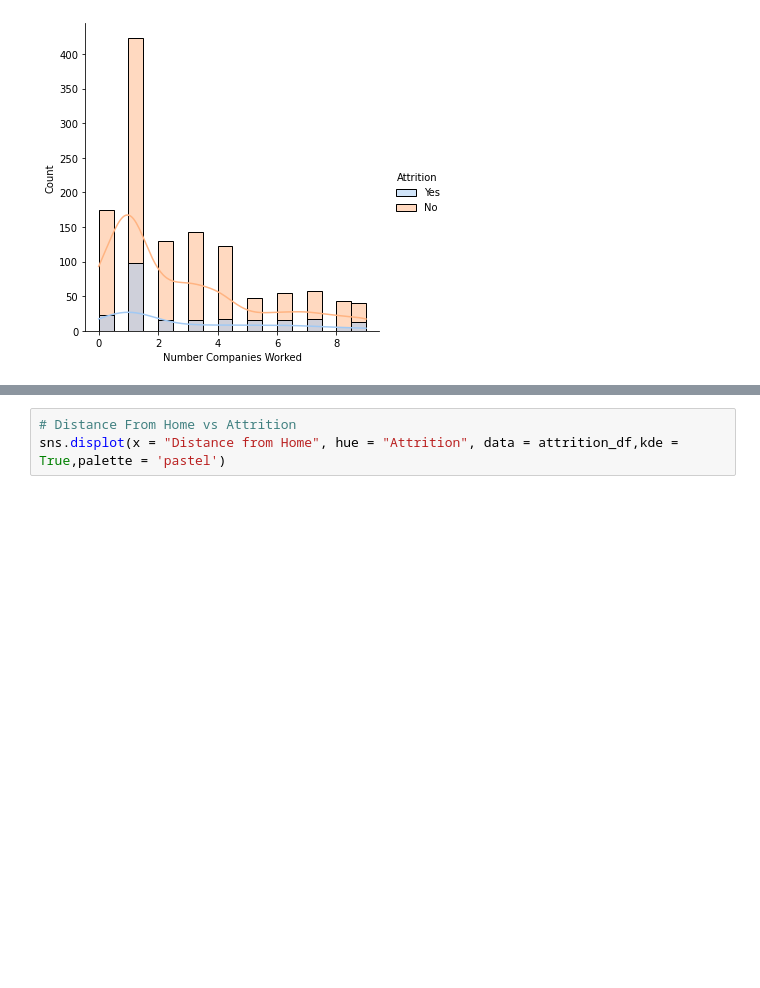
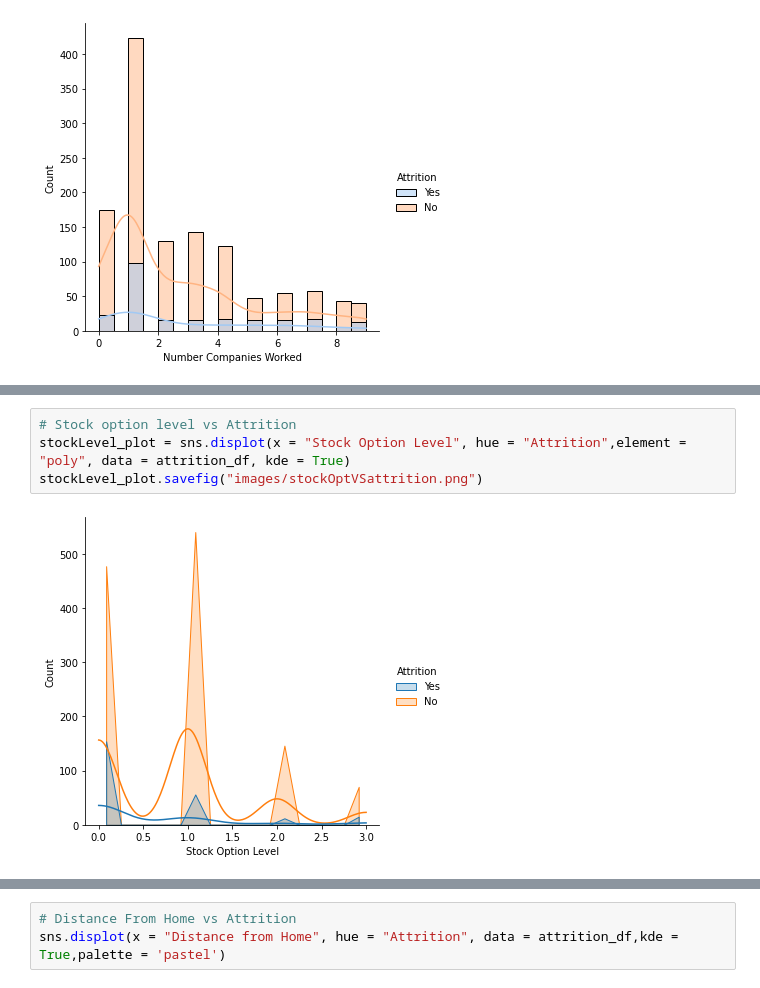
Before and after one commit to katewang1/Employee_Attrition_Analysis, a Jupyter notebook: Exploratory Analysis/EDA.ipynb, the cells around one changed output, grey strips where cells are left out. Cells and saved outputs as stored; diff of their text form; blank space fills up the shorter version.

```diff
--- a/Exploratory Analysis/EDA.ipynb
+++ b/Exploratory Analysis/EDA.ipynb
@@ -91,0 +92,6 @@ sns.displot(x = "Department", hue = "Attrition", data = attrition_df,kde = True,
+# %%
+# Stock option level vs Attrition
+stockLevel_plot = sns.displot(x = "Stock Option Level", hue = "Attrition",element = "poly", data = attrition_df, kde = True)
+stockLevel_plot.savefig("images/stockOptVSattrition.png")
+# %% [output]
+[figure, added]
```
Also changed, not shown: parts of 7 cells of this notebook, 7 other files.
